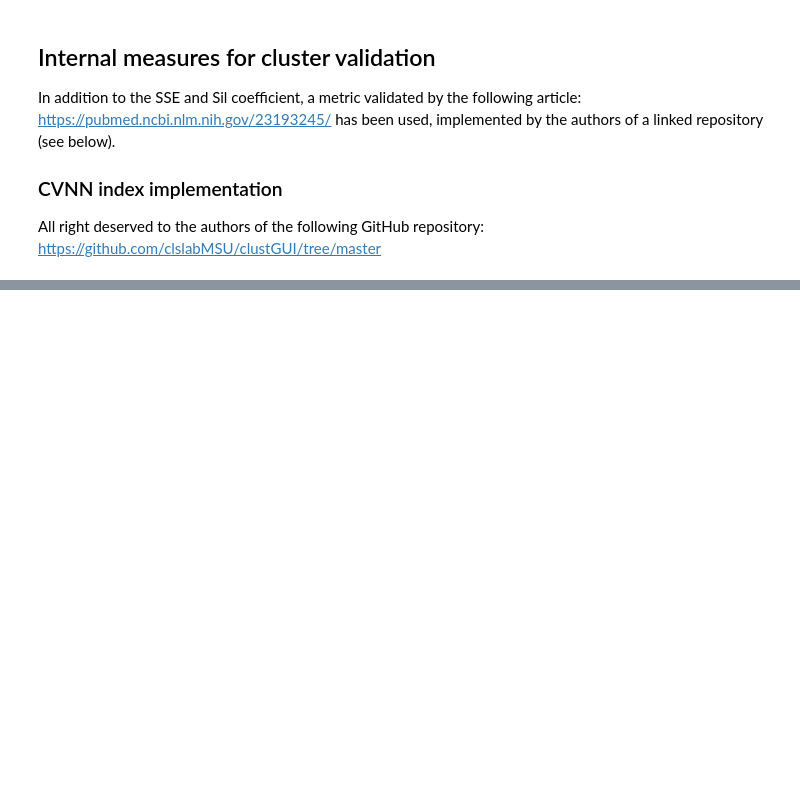
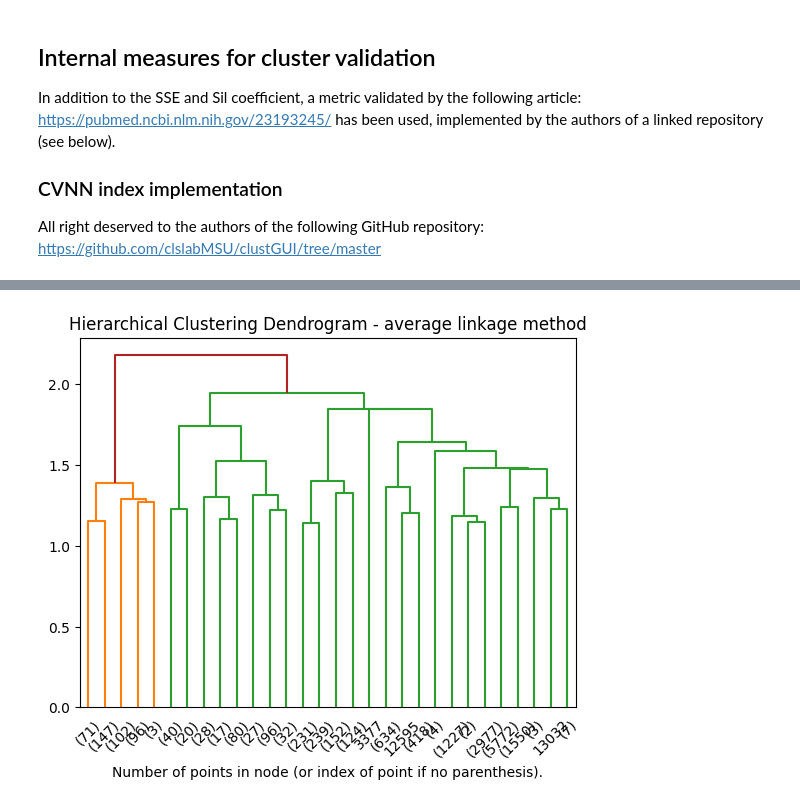
Before and after one commit to chiaratomaiuolo/Data_Mining_project, a Jupyter notebook: Clustering_cleaned.ipynb, the cells around one changed output, grey strips where cells are left out. Drawn from its saved outputs; the diff is of its cells as text; code cells hidden in the pictures; blank space fills up the shorter version.

Commit message:
updated clustering

```diff
--- a/Clustering_cleaned.ipynb
+++ b/Clustering_cleaned.ipynb
@@ -266,0 +273,4 @@ X_minmax_cont = scaler.fit_transform(X_cont)
+# %%
+#computing the distance matrices - continuous + categorical with custom distance on key
+D_key = pdist(X_minmax_cont_and_cat, custom_dist_key)
+D_key = squareform(D_key)
@@ -375,0 +450,23 @@ class internalIndex:
+# %%
+# Continuous:
+#     - simple [x]
+#     - complete [x]
+#     - Ward [x]
+#     - average [x]
+# Continuous + categorical - standard distance:
+#     - simple [x]
+#     - complete [x]
+#     - average [x]
+# Continuous + categorical - custom distance:
+#     - simple [x]
+#     - complete [x]
+#     - average [x]
+hier = AgglomerativeClustering(distance_threshold=None, metric='precomputed', linkage='average', compute_distances=True, compute_full_tree=False)
+hier = hier.fit(D_key)
+# %%
+plt.title(f"Hierarchical Clustering Dendrogram - {hier.linkage} linkage method")
+plot_dendrogram(hier, truncate_mode="lastp",color_threshold=2,above_threshold_color='firebrick') #set color_threshold
+plt.xlabel("Number of points in node (or index of point if no parenthesis).")
+plt.show()
+# %% [output]
+[figure, added]
```
Also changed, not shown: parts of 28 cells of this notebook.
